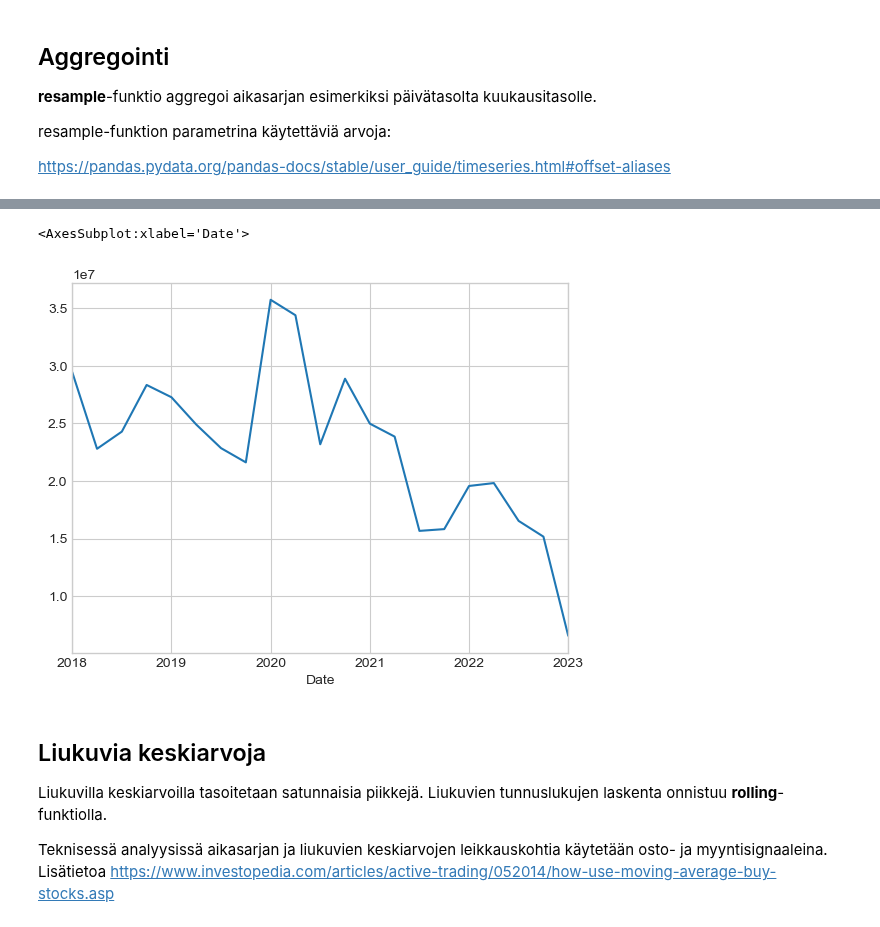
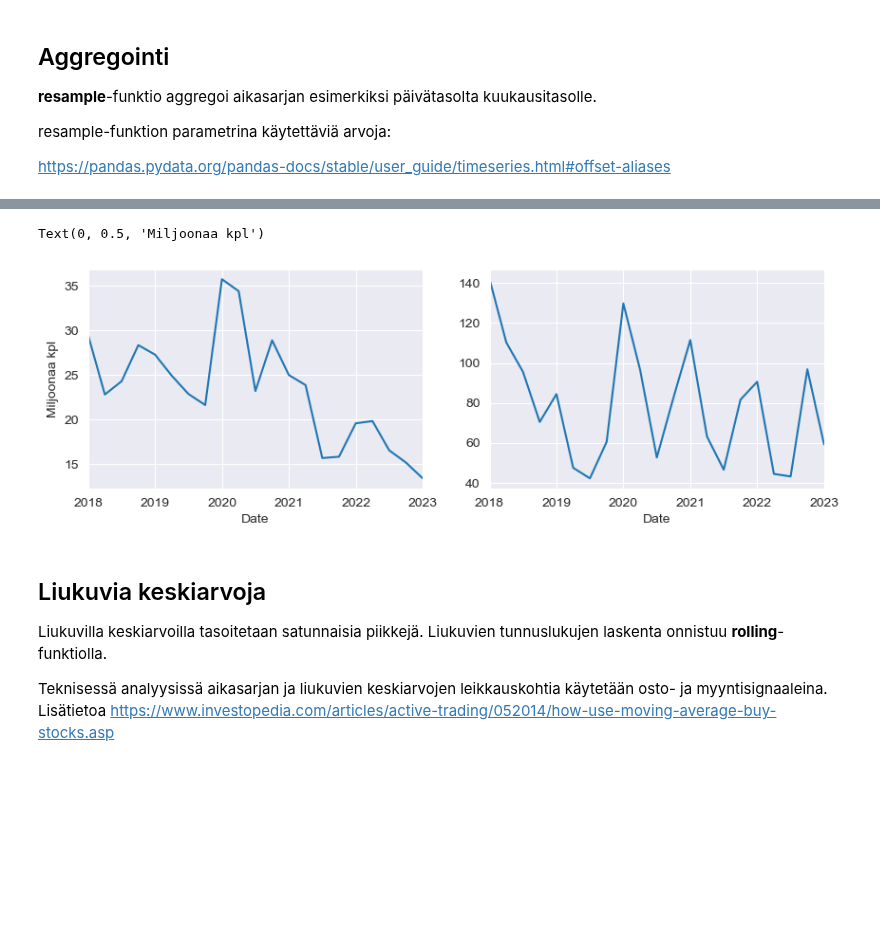
Before and after one commit to taanila/aikasarjat, a Jupyter notebook: aikasarjat.ipynb, the cells around one changed output, grey strips where cells are left out. Drawn from its saved outputs; the diff is of its cells as text; code cells hidden in the pictures; blank space fills up the shorter version.

```diff
--- a/aikasarjat.ipynb
+++ b/aikasarjat.ipynb
@@ -10,13 +10,13 @@ Seuraavassa tarvitaan **yfinance** -kirjastoa, joka ei kuulu Anacondan vakioasen
 # %%
 import pandas as pd
 import matplotlib.pyplot as plt
+import seaborn as sns
 
 # Tätä tarvitaan datan noutamiseen Yahoo Finance -palvelusta
 import yfinance as yf
 
 # Tyyli vaikuttaa grafiikan ulkoasuun
-# Käytettävissä olevat tyylit voit listata komennolla plt.style.available
-plt.style.use('seaborn-whitegrid')
+sns.set_style('darkgrid')
 # %% [markdown]
 ## Datojen nouto
 
@@ -114,10 +110,13 @@ elisa['Close'].resample('Q').mean().plot()
 # %%
-# Elisan osakkeen vaihdon määrä vuosineljänneksittäin (aggregointi summaa käyttäen)
+# Osakkeiden vaihdon määrät (kpl) vuosineljänneksittäin (aggregointi summaa käyttäen)
 # Viimeisen vuosineljänneksen kohdalla voi olla äkillinen pudotus, jos vuosineljännes on vasta aluillaan
-elisa['Volume'].resample('Q').sum().plot()
+fig, axs = plt.subplots(nrows=1, ncols=2, figsize=(10, 3))
+(elisa['Volume']/1000000).resample('Q').sum().plot(ax=axs[0])
+(telia['Volume']/1000000).resample('Q').sum().plot(ax=axs[1])
+axs[0].set_ylabel('Miljoonaa kpl')
 # %% [output]
-<AxesSubplot:xlabel='Date'>
+Text(0, 0.5, 'Miljoonaa kpl')
-[figure, old version]
+[figure, new version]
 # %% [markdown]
 ## Liukuvia keskiarvoja
 
```
Also changed, not shown: parts of 27 cells of this notebook.
